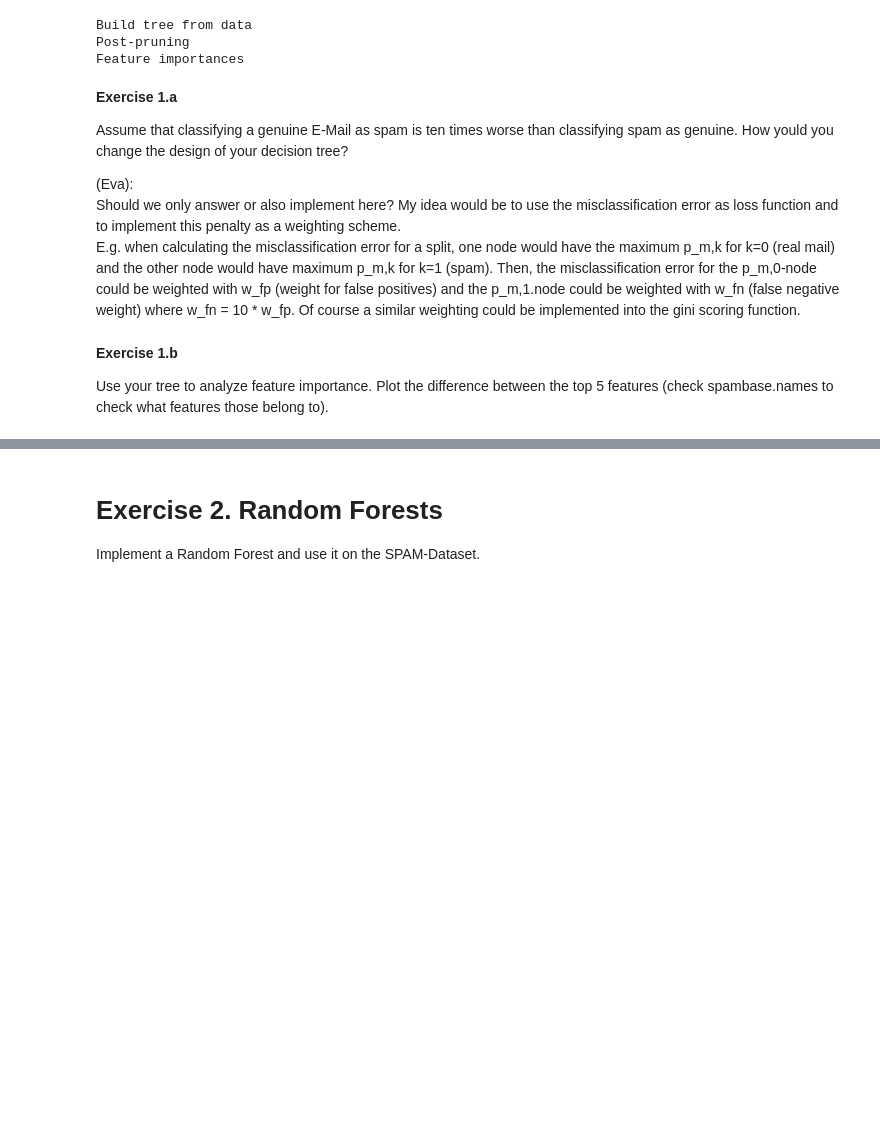
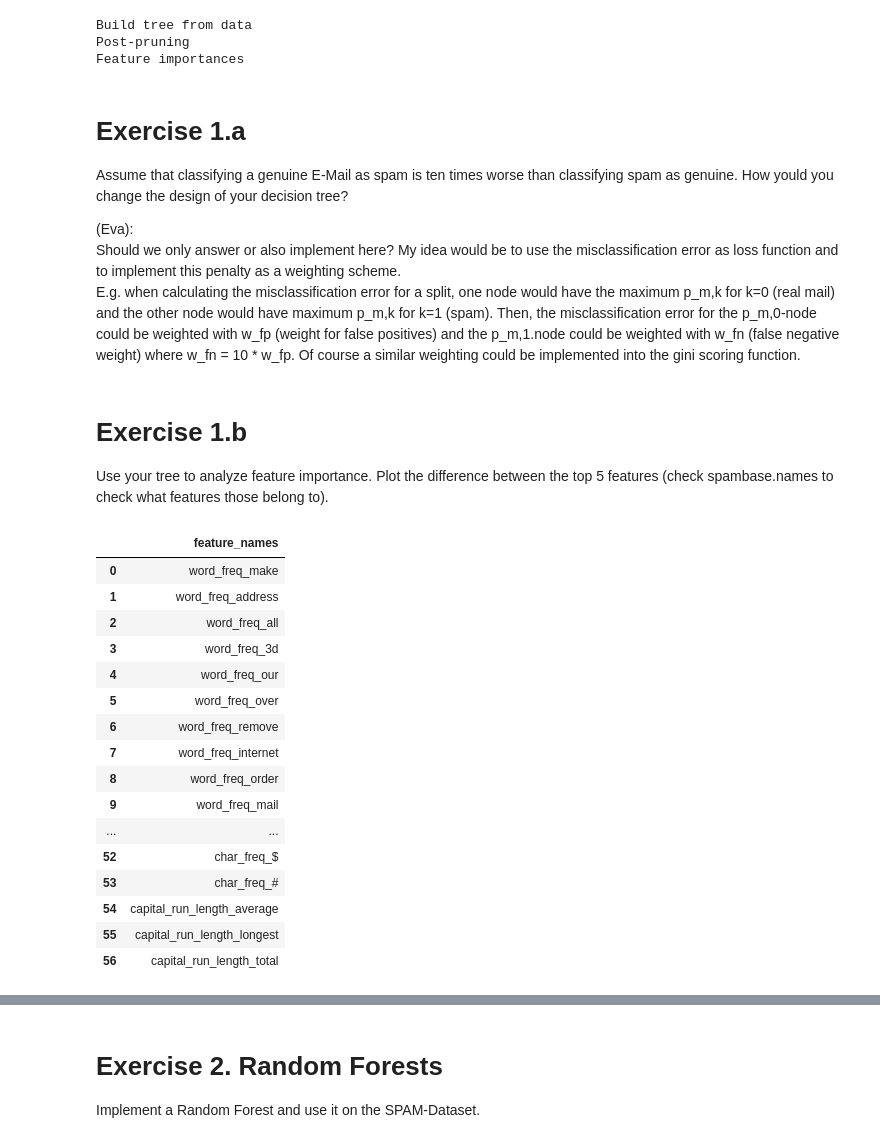
Before and after one commit to pwl482/patrec_2020, a Jupyter notebook: Assignment_6/Ensembles_Eva_Paul.ipynb, the cells around one changed output, grey strips where cells are left out. Drawn from its saved outputs; the diff is of its cells as text; code cells hidden in the pictures; blank space fills up the shorter version.

```diff
--- a/Assignment_6/Ensembles_Eva_Paul.ipynb
+++ b/Assignment_6/Ensembles_Eva_Paul.ipynb
@@ -325,7 +325,7 @@ acc_pruned = 100*CT_pruned.calculate_accuracy(y_test[:50], y_pred_pruned, set(y_
 print("The trained pruned classification tree yields an accuracy of {}% on the test set".format(round(acc_pruned,2)))
 #print("The trained unpruned classification tree yields an accuracy of {}% on the test set".format(round(acc_unpruned,2)))
 # %% [markdown]
-**Exercise 1.a**
+# **Exercise 1.a**
 
 Assume that classifying a genuine E-Mail as spam is ten times worse than classifying spam as genuine. How yould you change the design of your decision tree?
 
@@ -334,9 +334,31 @@ Assume that classifying a genuine E-Mail as spam is ten times worse than classif
 <br>Should we only answer or also implement here? My idea would be to use the misclassification error as loss function and to implement this penalty as a weighting scheme. <br> E.g. when calculating the misclassification error for a split, one node would have the maximum p_m,k for k=0 (real mail) and the other node would have maximum p_m,k for k=1 (spam). Then, the misclassification error for the p_m,0-node could be weighted with w_fp (weight for false positives) and the p_m,1.node could be weighted with w_fn (false negative weight) where w_fn = 10 * w_fp.
 Of course a similar weighting could be implemented into the gini scoring function.
 # %% [markdown]
-**Exercise 1.b**
+# **Exercise 1.b**
 
 Use your tree to analyze feature importance. Plot the difference between the top 5 features (check spambase.names to check what features those belong to).
+# %%
+df_names = pd.read_csv('spambase.names', header=None, names=["feature_names"], skiprows=32)
+df_names["feature_names"] = df_names["feature_names"].str.replace(":  *continuous.", "", regex=True)
+df_names
+# %% [output]
+|  | feature_names |
+| 0 | word_freq_make |
+| 1 | word_freq_address |
+| 2 | word_freq_all |
+| 3 | word_freq_3d |
+| 4 | word_freq_our |
+| 5 | word_freq_over |
+| 6 | word_freq_remove |
+| 7 | word_freq_internet |
+| 8 | word_freq_order |
+| 9 | word_freq_mail |
+| ... | ... |
+| 52 | char_freq_$ |
+| 53 | char_freq_# |
+| 54 | capital_run_length_average |
+| 55 | capital_run_length_longest |
+| 56 | capital_run_length_total |
 # %%
 feature_importances = CT_pruned.feature_importances
 sorted_feature_importances = list(zip(*sorted(feature_importances.items(), key= lambda x: x[1])))
```
Also changed, not shown: parts of 2 cells of this notebook.
